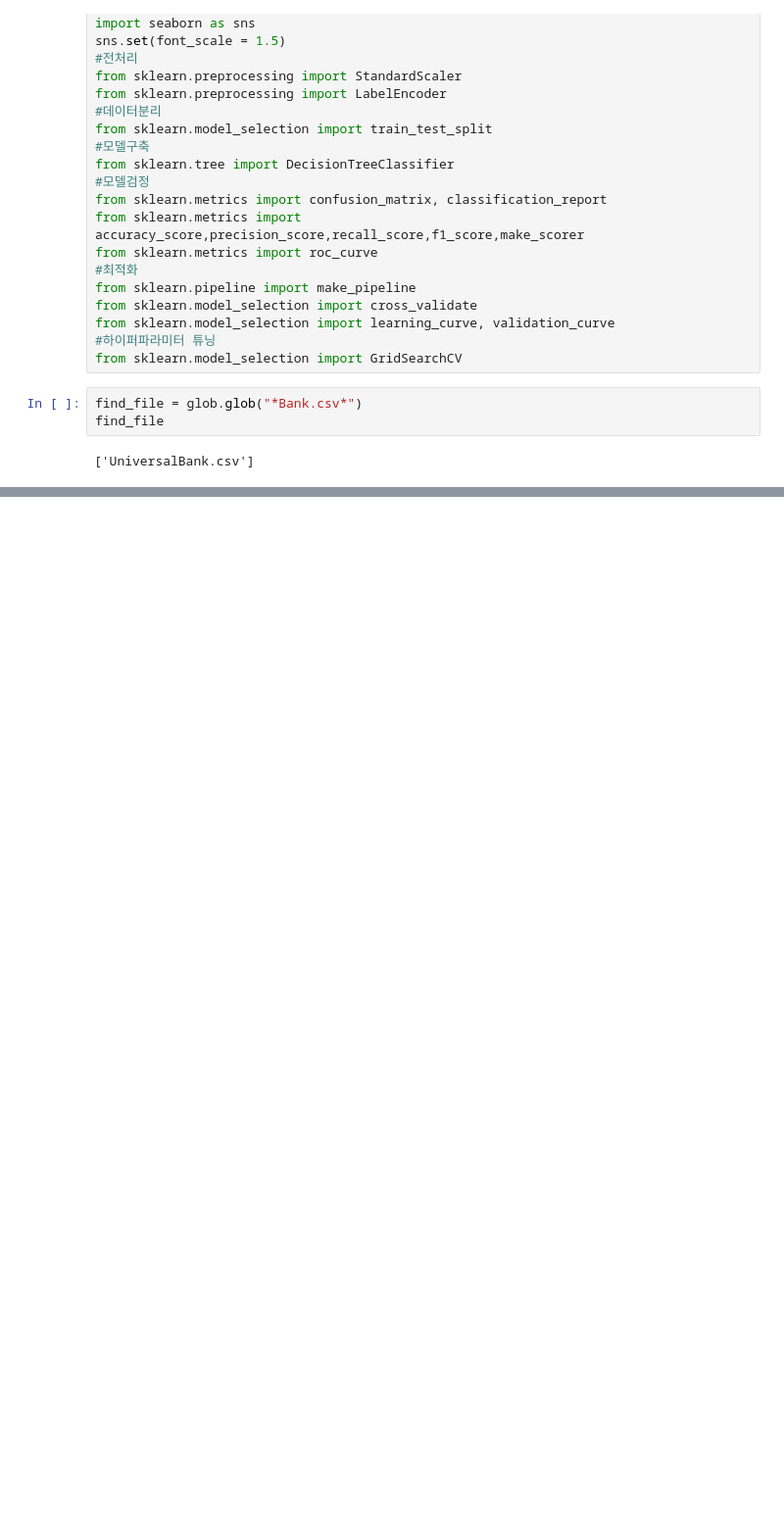
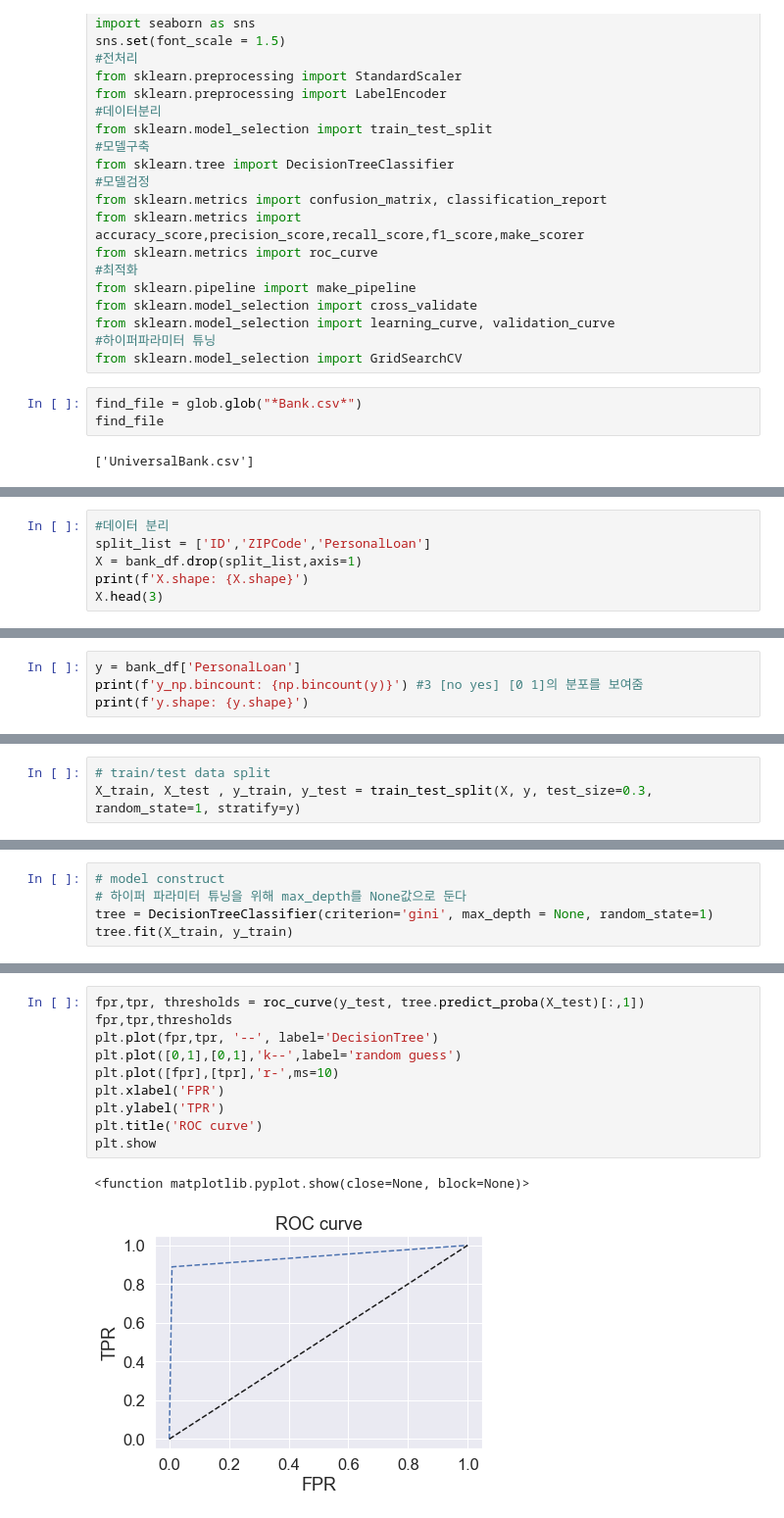
Before and after one commit to calixlock/vscode, a Jupyter notebook: _PML/My/sol_universal_bank.ipynb, the cells around one changed output, grey strips where cells are left out. Shown at 98% size. Saved outputs shown, nothing was run; the diff lists cells and outputs as text; blank space fills up the shorter version.

```diff
--- a/_PML/My/sol_universal_bank.ipynb
+++ b/_PML/My/sol_universal_bank.ipynb
@@ -42,0 +52,6 @@ bank_df.head()
+# %%
+#데이터 분리
+split_list = ['ID','ZIPCode','PersonalLoan']
+X = bank_df.drop(split_list,axis=1)
+print(f'X.shape: {X.shape}')
+X.head(3)
@@ -42,0 +64,4 @@ bank_df.head()
+# %%
+y = bank_df['PersonalLoan']
+print(f'y_np.bincount: {np.bincount(y)}') #3 [no yes] [0 1]의 분포를 보여줌
+print(f'y.shape: {y.shape}')
@@ -42,0 +94,3 @@ bank_df.head()
+# %%
+# train/test data split
+X_train, X_test , y_train, y_test = train_test_split(X, y, test_size=0.3, random_state=1, stratify=y)
@@ -42,0 +106,5 @@ bank_df.head()
+# %%
+# model construct
+# 하이퍼 파라미터 튜닝을 위해 max_depth를 None값으로 둔다
+tree = DecisionTreeClassifier(criterion='gini', max_depth = None, random_state=1)
+tree.fit(X_train, y_train)
@@ -42,0 +139,13 @@ bank_df.head()
+# %%
+fpr,tpr, thresholds = roc_curve(y_test, tree.predict_proba(X_test)[:,1])
+fpr,tpr,thresholds
+plt.plot(fpr,tpr, '--', label='DecisionTree')
+plt.plot([0,1],[0,1],'k--',label='random guess')
+plt.plot([fpr],[tpr],'r-',ms=10)
+plt.xlabel('FPR')
+plt.ylabel('TPR')
+plt.title('ROC curve')
+plt.show
+# %% [output]
+<function matplotlib.pyplot.show(close=None, block=None)>
+[figure, added]
```
Also changed, not shown: parts of 12 cells of this notebook.
